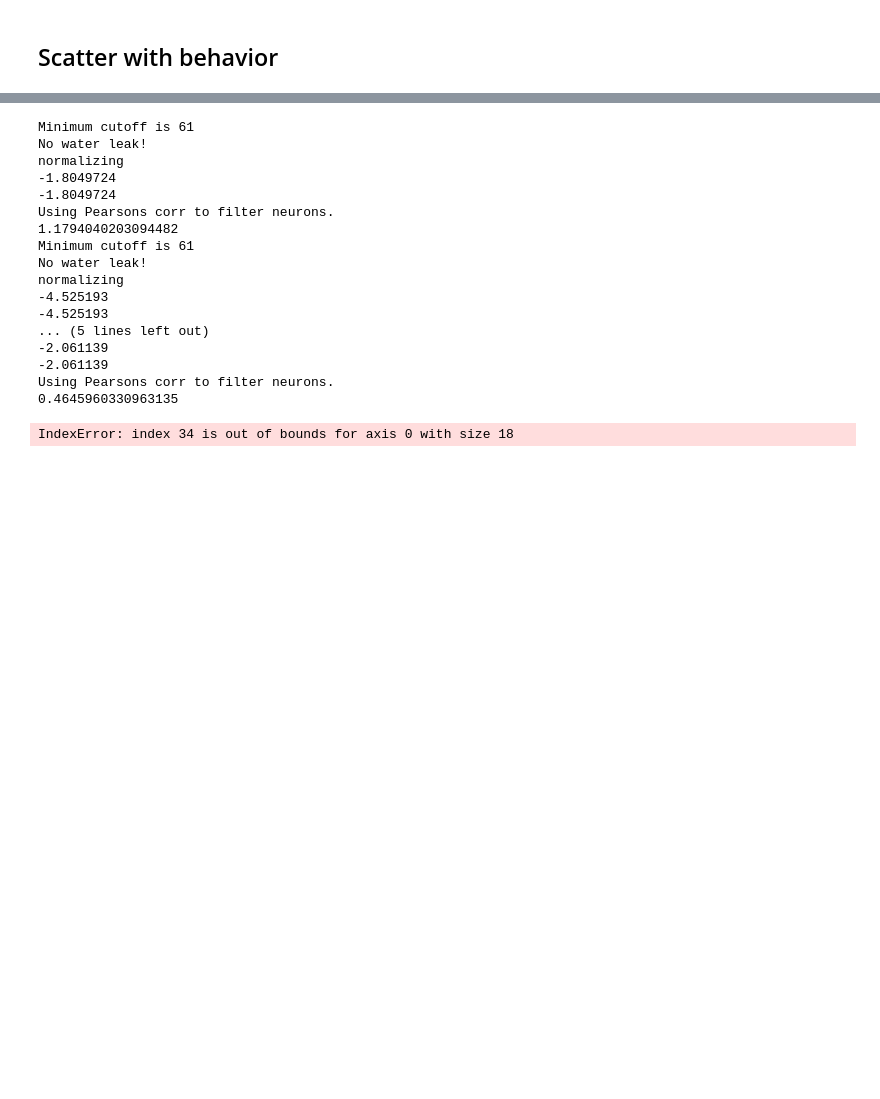
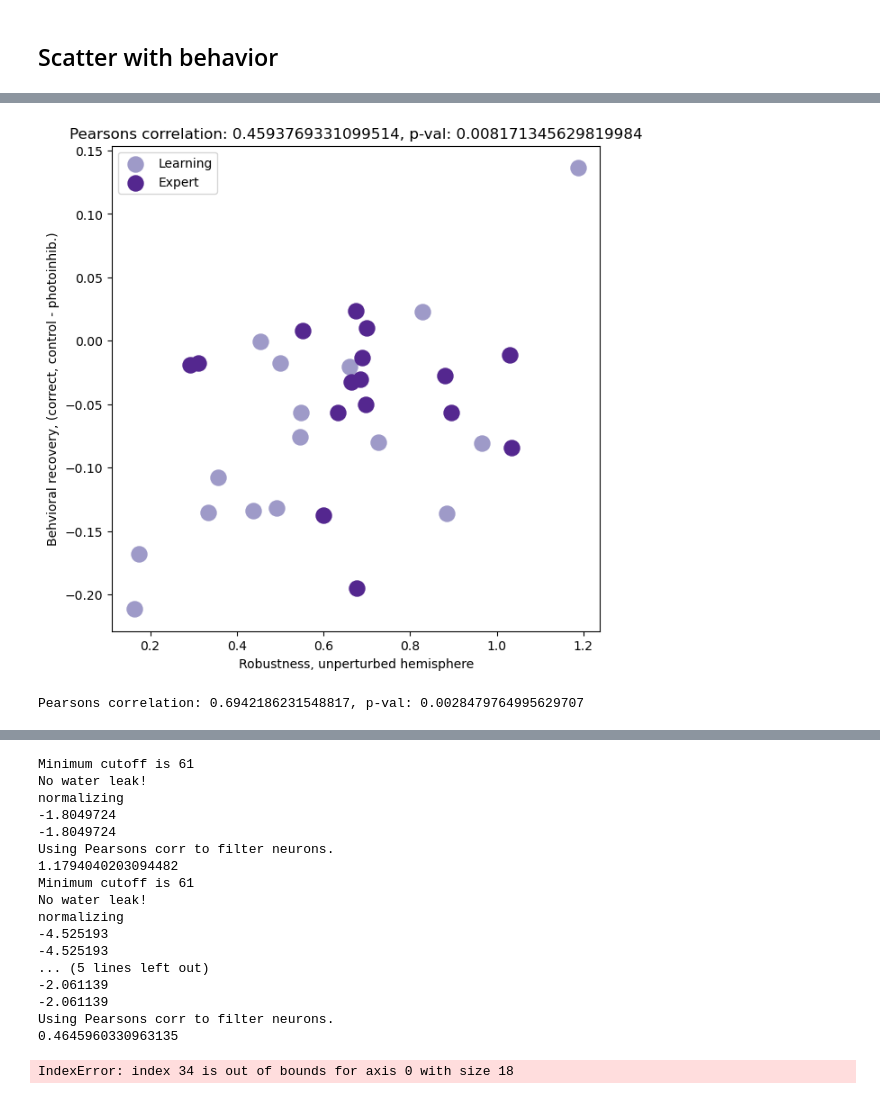
Before and after one commit to catherinewang99/2pimagingAnalysis, a Jupyter notebook: fig-3.ipynb, the cells around one changed output, grey strips where cells are left out. Drawn from its saved outputs; the diff is of its cells as text; code cells hidden in the pictures; blank space fills up the shorter version.

```diff
--- a/fig-3.ipynb
+++ b/fig-3.ipynb
@@ -800,0 +1180,30 @@ Using Pearsons corr to filter neurons.
+# %%
+fig = plt.figure(figsize=(7,7))
+
+ls = [ 'Learning', 'Expert']
+# ls = ['Learning', 'Expert']
+
+# for i in range(3):
+# for i in [1,2]:
+colors = ['#9e9ac8', '#54278f']
+for i in range(2):
+    plt.scatter(all_mod[i], all_deltas[i], label = ls[i], s=150, color=colors[i])
+
+plt.xlabel('Robustness, unperturbed hemisphere')
+plt.ylabel('Behvioral recovery, (correct, control - photoinhib.)')
+# plt.ylabel('Behvioral recovery, (delta correct, control-photoinhib.)')
+# plt.xlim(left=-0,right=1.3)
+# plt.xlim(right=1.5)
+plt.legend()
+plt.title('Pearsons correlation: {}, p-val: {}'.format(stats.pearsonr(cat(all_mod[:]), cat(all_deltas[:]))[0],
+                                                        stats.pearsonr(cat(all_mod[:]), cat(all_deltas[:]))[1]))
+
+plt.savefig(r'F:\data\Fig 3\updatedp_corr_behaviordiff_modularity_leaexp_lasttwoseconds.pdf')
+plt.show()
+# %% [output]
+[figure, added]
+# %%
+print('Pearsons correlation: {}, p-val: {}'.format(stats.pearsonr(cat(all_mod[:1]), cat(all_deltas[:1]))[0],
+                                                        stats.pearsonr(cat(all_mod[:1]), cat(all_deltas[:1]))[1]))
+# %% [output]
+Pearsons correlation: 0.6942186231548817, p-val: 0.0028479764995629707
```
Also changed, not shown: parts of 19 cells of this notebook, 4 other files.
